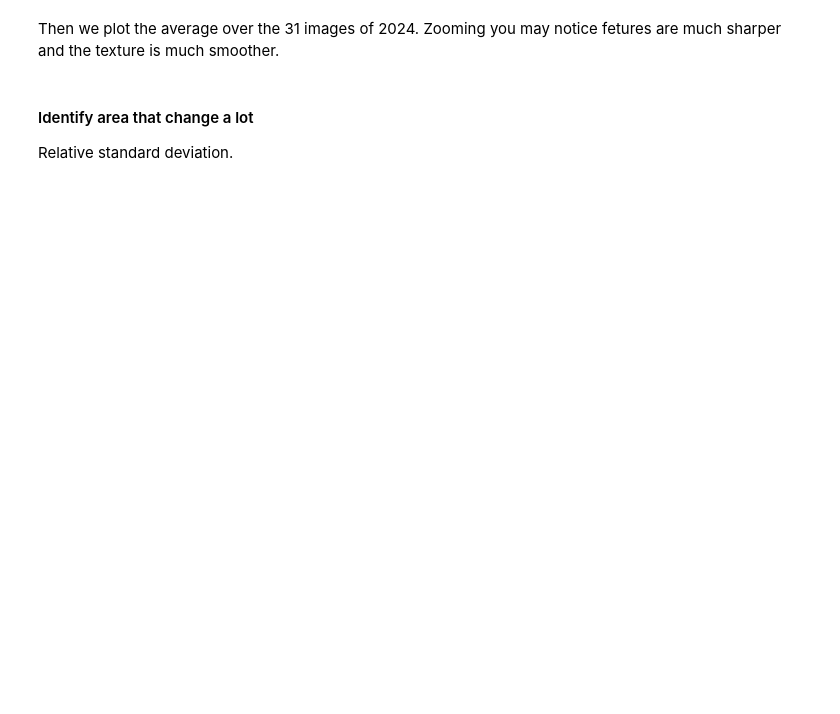
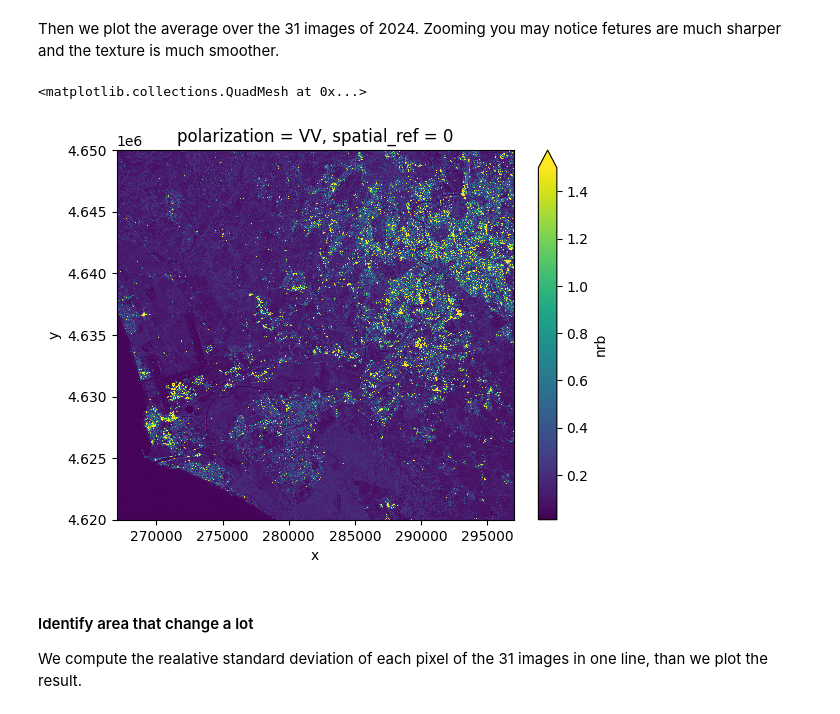
Before and after one commit to bopen/edh-learning, a Jupyter notebook: notebooks/50-use-case-sentinel-1-small-area.ipynb, the cells around one changed output. Saved outputs shown, nothing was run; the diff lists cells and outputs as text; code cells hidden in the pictures; blank space fills up the shorter version.

```diff
--- a/notebooks/50-use-case-sentinel-1-small-area.ipynb
+++ b/notebooks/50-use-case-sentinel-1-small-area.ipynb
@@ -139,9 +289,12 @@ nrb_vv_aoi_toi_data.isel(date=-1).plot(vmax=1.5)
 # %% [markdown]
 Then we plot the average over the 31 images of 2024. Zooming you may notice fetures are much sharper and the texture is much smoother.
 # %%
-nrb_vv_aoi_toi_data.mean("date").plot(vmax=1.5)
+nrb_rome.mean("date").plot(vmax=1.5)
+# %% [output]
+<matplotlib.collections.QuadMesh at 0x...>
+[figure, added]
 # %% [markdown]
 #### Identify area that change a lot
 
-Relative standard deviation.
+We compute the realative standard deviation of each pixel of the 31 images in one line, than we plot the result.
 # %%
```
Also changed, not shown: parts of 21 cells of this notebook.
